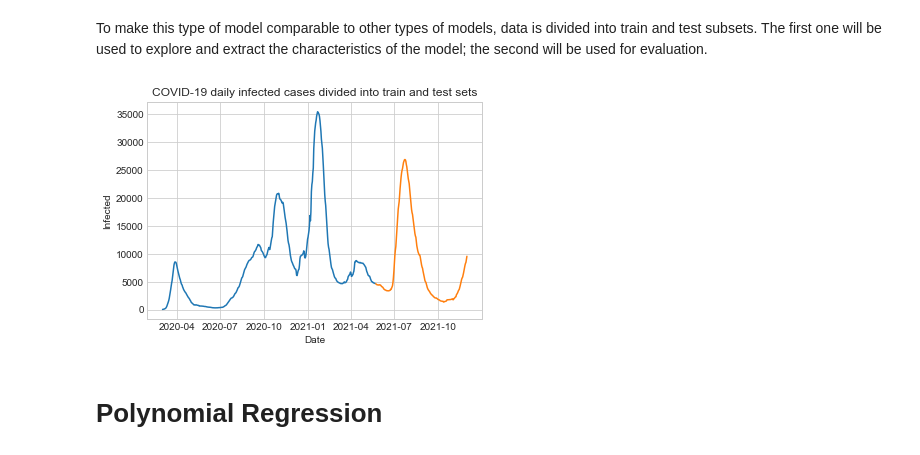
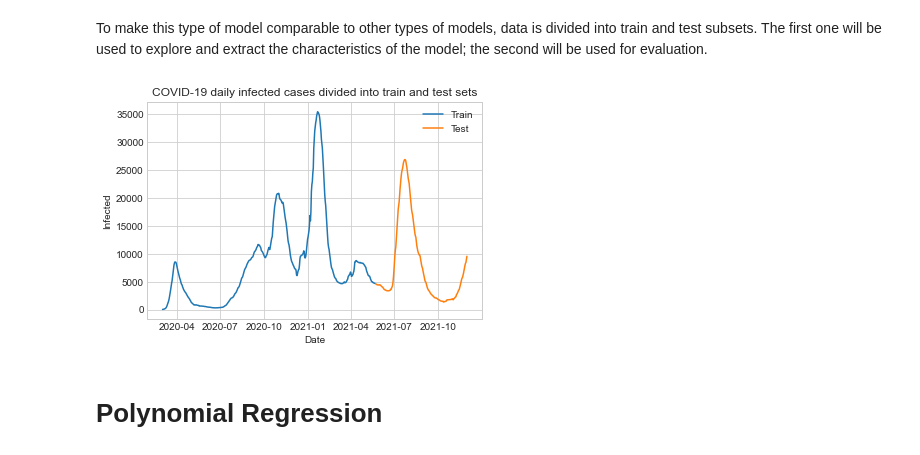
Before and after one commit to marialonsogar/COVID-Dynamics-Model-Comparison, a Jupyter notebook: modeling/trend-extrapolation-COVID-Spain.ipynb, the cells around one changed output. Cells and saved outputs as stored; diff of their text form; code cells hidden in the pictures.

```diff
--- a/modeling/trend-extrapolation-COVID-Spain.ipynb
+++ b/modeling/trend-extrapolation-COVID-Spain.ipynb
@@ -15,6 +15,7 @@ import numpy as np
 %matplotlib inline
 import matplotlib.pyplot as plt
 plt.style.use('seaborn-whitegrid')
+plt.rcParams['savefig.dpi'] = 300
 import plotly.io as pio
 pio.templates.default = "plotly_white"
 
@@ -57,15 +58,16 @@ To make this type of model comparable to other types of models, data is divided
 # %%
 # divide data
 train, test = train_test_split(df, test_size=0.3)
 # show division
-plt.plot(train)
-plt.plot(test)
+plt.plot(train, label='Train')
+plt.plot(test, label='Test')
 plt.title('COVID-19 daily infected cases divided into train and test sets')
 plt.ylabel('Infected')
 plt.xlabel('Date')
+plt.legend()
 plt.show()
 # %% [output]
-[figure, old version]
+[figure, new version]
 # %% [markdown]
 # Polynomial Regression
 # %%
```
Also changed, not shown: parts of 23 cells of this notebook, 23 other files.
